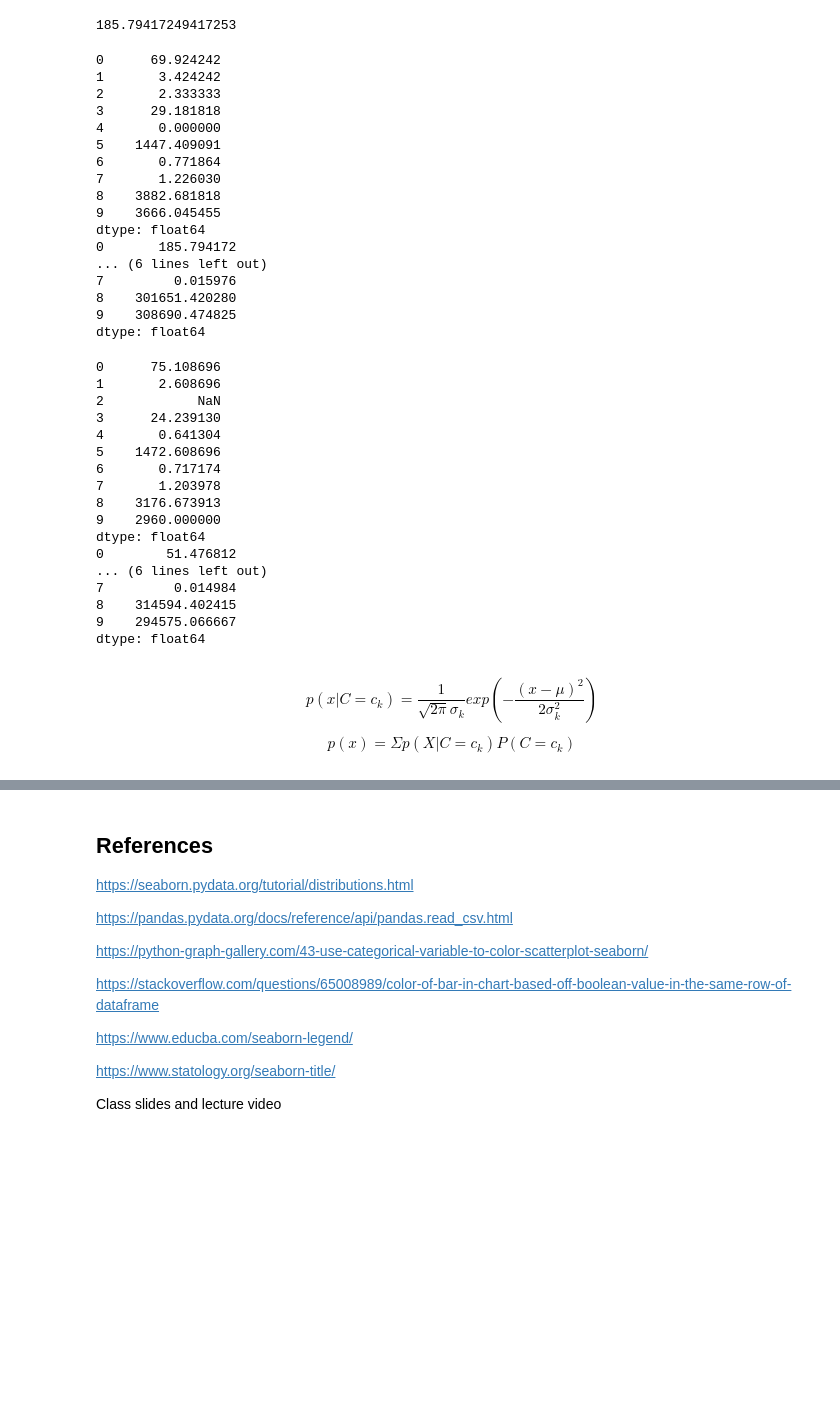
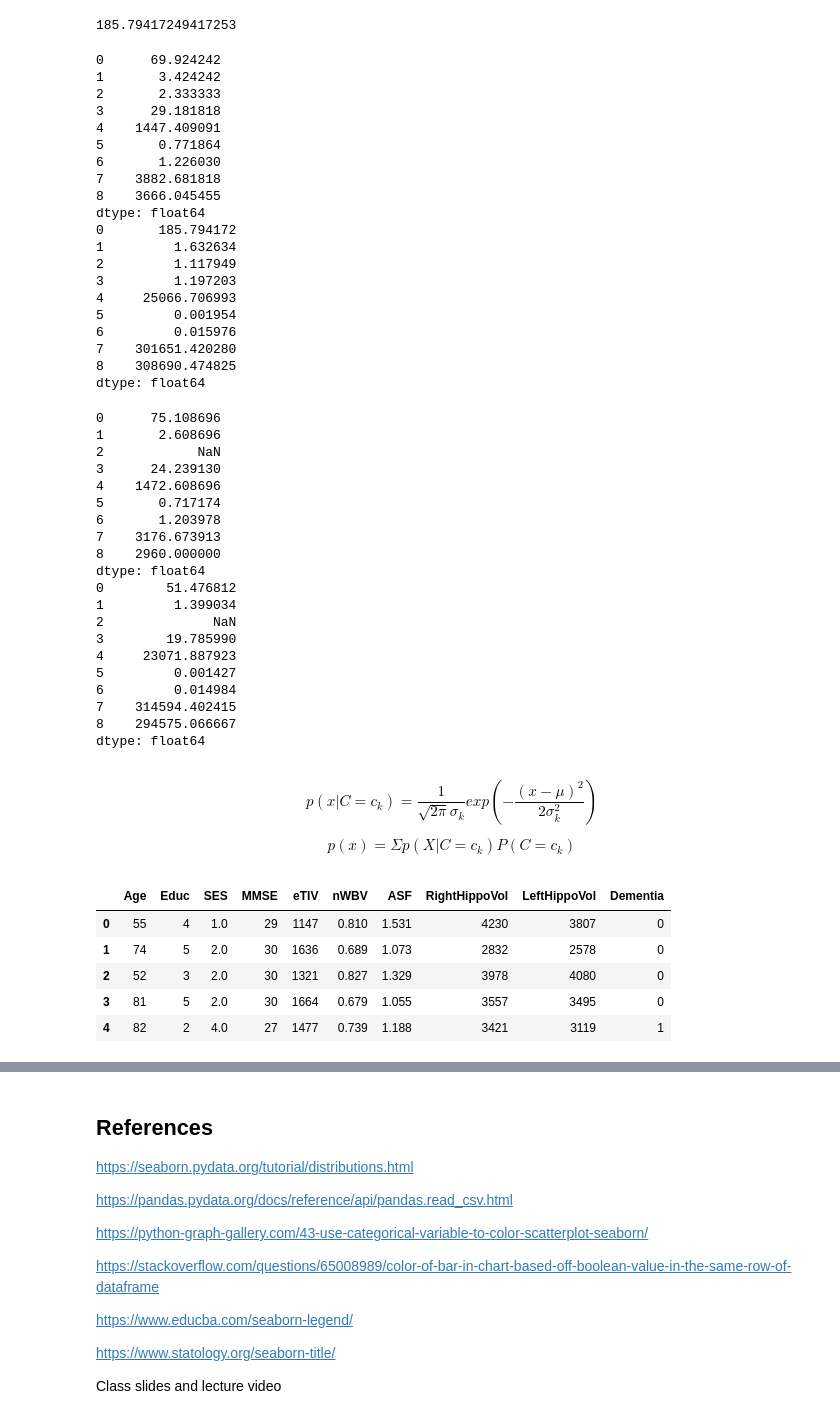
Before and after one commit to Tazering/UVA-CS, a Jupyter notebook: CS-3501_Zhang/tkj9ep_CS3501_PS1.ipynb, the cells around one changed output, grey strips where cells are left out. Cells and saved outputs as stored; diff of their text form; code cells hidden in the pictures; blank space fills up the shorter version.

```diff
--- a/CS-3501_Zhang/tkj9ep_CS3501_PS1.ipynb
+++ b/CS-3501_Zhang/tkj9ep_CS3501_PS1.ipynb
@@ -303,13 +303,13 @@ print(training_data_healthy["Age"].var())
 # %%
 # preprocess the data
 def preprocess_data(data):
-  columns_to_drop = ["Unnamed: 0", "ID", "M.F", "Hand", "Delay", "TrainData", "Dementia"]
+  columns_to_drop = ["Unnamed: 0", "ID", "M.F", "Hand", "Delay", "TrainData", "CDR"]
   processed_data = data.copy().drop(columns = columns_to_drop)
 
   return processed_data
 
-preprocessed_healthy = preprocess_data(training_data_healthy)
-preprocessed_dementia = preprocess_data(training_data_dementia)
+preprocessed_healthy = preprocess_data(training_data_healthy).drop(columns = ["Dementia"])
+preprocessed_dementia = preprocess_data(training_data_dementia).drop(columns = ["Dementia"])
 # %%
 # Step 2: train gaussians on training data
 
@@ -354,50 +354,58 @@ def calculate_scalar_variance(series):
   return sum / (n - 1)
 # %%
 healthy_mean = calculate_mean(preprocessed_healthy)
-healthy_std = calculate_variance(preprocessed_healthy)
+healthy_var = calculate_variance(preprocessed_healthy)
 print(healthy_mean)
-print(healthy_std)
+print(healthy_var)
 # %% [output]
 0      69.924242
 1       3.424242
 2       2.333333
 3      29.181818
-4       0.000000
-5    1447.409091
-6       0.771864
-7       1.226030
-8    3882.681818
-9    3666.045455
+4    1447.409091
+5       0.771864
+6       1.226030
+7    3882.681818
+8    3666.045455
 dtype: float64
 0       185.794172
-... (6 lines left out)
-7         0.015976
-8    301651.420280
-9    308690.474825
+1         1.632634
+2         1.117949
+3         1.197203
+4     25066.706993
+5         0.001954
+6         0.015976
+7    301651.420280
+8    308690.474825
 dtype: float64
 # %%
 dementia_mean = calculate_mean(preprocessed_dementia)
-dementia_std = calculate_variance(preprocessed_dementia)
+dementia_var = calculate_variance(preprocessed_dementia)
 print(dementia_mean)
-print(dementia_std)
+print(dementia_var)
 # %% [output]
 0      75.108696
 1       2.608696
 2            NaN
 3      24.239130
-4       0.641304
-5    1472.608696
-6       0.717174
-7       1.203978
-8    3176.673913
-9    2960.000000
+4    1472.608696
+5       0.717174
+6       1.203978
+7    3176.673913
+8    2960.000000
 dtype: float64
 0        51.476812
-... (6 lines left out)
-7         0.014984
-8    314594.402415
-9    294575.066667
+1         1.399034
+2              NaN
+3        19.785990
+4     23071.887923
+5         0.001427
+6         0.014984
+7    314594.402415
+8    294575.066667
 dtype: float64
+# %%
+preprocessed_test_set = preprocess_data(test_data).reset_index(drop = True)
 # %% [markdown]
 $$p(x | C = c_k) = \frac{1}{\sqrt{2  π} \sigma_k} exp(-\frac{(x - \mu)^2}{2 \sigma_k^2})$$
 
@@ -406,0 +413,9 @@ $$p(x) = \Sigma p(X | C = c_k)P(C = c_k)$$
+# %%
+preprocessed_test_set.head()
+# %% [output]
+|  | Age | Educ | SES | MMSE | eTIV | nWBV | ASF | RightHippoVol | LeftHippoVol | Dementia |
+| 0 | 55 | 4 | 1.0 | 29 | 1147 | 0.810 | 1.531 | 4230 | 3807 | 0 |
+| 1 | 74 | 5 | 2.0 | 30 | 1636 | 0.689 | 1.073 | 2832 | 2578 | 0 |
+| 2 | 52 | 3 | 2.0 | 30 | 1321 | 0.827 | 1.329 | 3978 | 4080 | 0 |
+| 3 | 81 | 5 | 2.0 | 30 | 1664 | 0.679 | 1.055 | 3557 | 3495 | 0 |
+| 4 | 82 | 2 | 4.0 | 27 | 1477 | 0.739 | 1.188 | 3421 | 3119 | 1 |
```
Also changed, not shown: parts of 3 cells of this notebook.
